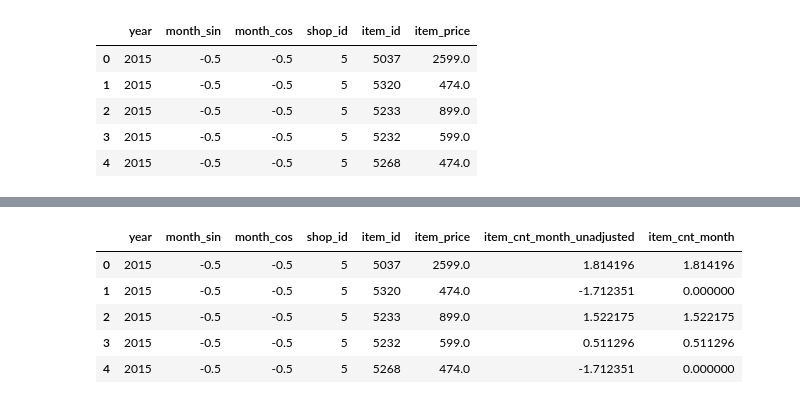
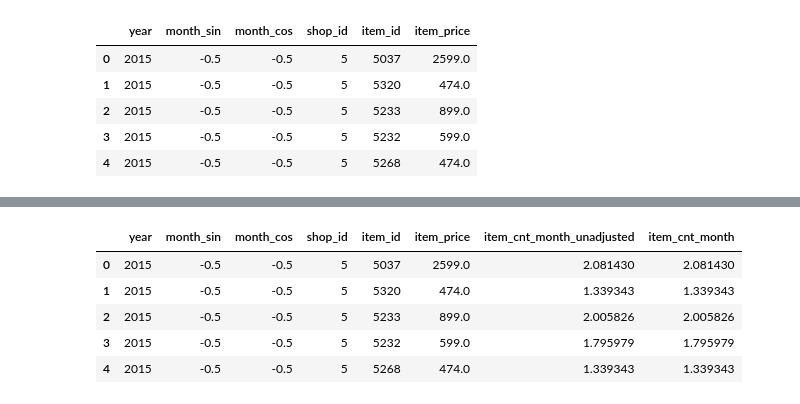
Before and after one commit to thaianle/future-sales-prediction, a Jupyter notebook: prediction_code.ipynb, the cells around one changed output, grey strips where cells are left out. Cells and saved outputs as stored; diff of their text form; code cells hidden in the pictures.

Commit message:
Test on more models and do hyperparameter tuning

````diff
--- a/prediction_code.ipynb
+++ b/prediction_code.ipynb
@@ -841,8 +838,8 @@ sales_train_month_enc.head()
 from sklearn.model_selection import TimeSeriesSplit
 
 # Declare X and y again
-X = sales_train_month.drop('item_cnt_month', axis = 1).values
-y = sales_train_month[['item_cnt_month']].values
+X_train = sales_train_month.drop('item_cnt_month', axis = 1).values
+y_train = sales_train_month[['item_cnt_month']].values.ravel()
 
 # Split the data into train and validation sets; taking into account the consideration of time
 ts = TimeSeriesSplit(n_splits = 5, max_train_size = 700000, test_size = 75000)
@@ -879,17 +895,2 @@ from sklearn.linear_model import LinearRegression
 # %% [markdown]
 Because the result of trigonometric scaling is from -1 to 1, I will use ```MinMaxScaler``` for the remaining numerical variables, which also shares the scale from -1 to 1.
-# %%
-# Scale columns with MinMaxScaler before prediction
-minmax = MinMaxScaler(feature_range = (-1, 1))
-
-# Pipeline: Scaling and predicting in each fold
-pipe = Pipeline([('minmax_scaler', minmax),
-                 ('linreg', LinearRegression(n_jobs = -1))])
-
-pipe.fit(X, y)
-
-# Calculate cross-validation score (mean and standard deviation of RMSEs)
-# Note that cross_val_score only has negative RMSE
-score_list = np.array(cross_val_score(pipe, X, y, scoring = 'neg_root_mean_squared_error', cv = ts)) * (-1)
-print('Mean RMSE:', np.mean(score_list))
-print('Standard deviation of RMSE\'s:', np.std(score_list))
@@ -898,0 +1012,15 @@ Standard deviation of RMSE's: 1.8698614387970232
+# %%
+# https://optuna.readthedocs.io/en/stable/reference/generated/optuna.pruners.MedianPruner.html
+# Use MedianPruner as a form of early stopping
+study = optuna.create_study(sampler = TPESampler(seed = my_seed), direction = 'minimize',
+    pruner = optuna.pruners.MedianPruner(n_startup_trials = 3, n_warmup_steps = 1, interval_steps = 1, n_min_trials = 1))
+
+# Not printing out Optuna updates periodically, including failed trials
+optuna.logging.set_verbosity(optuna.logging.ERROR)
+study.optimize(objective_elasticnet, n_trials = 1000)
+
+# https://optuna.readthedocs.io/en/stable/reference/generated/optuna.trial.FrozenTrial.html
+best_params = study.best_trial.params
+
+print(f'Trial number {study.best_trial.number} has the best performance, with a score of {study.best_trial.value}.')
+print(f'The best parameters are: {study.best_trial.params}')
@@ -898,0 +1031,4 @@ Standard deviation of RMSE's: 1.8698614387970232
+# %%
+# Check the hyperparameter tuning result of Optuna with the test set (Optuna with 1000 trials)
+elasticnet_tuned = ElasticNet(random_state = my_seed, max_iter = 10000, **study.best_trial.params)
+train_model('ElasticNet (Tuned)', elasticnet_tuned)
@@ -955,26 +1088,27 @@ sales_train_month
 # %%
 # Full pipeline
 X_train_submission = sales_train_month.drop('item_cnt_month', axis = 1)
 y_train_submission = sales_train_month[['item_cnt_month']]
 
-full_pipe = Pipeline([('target_enc', transformer), ('minmax_scaler', minmax), ('linreg', LinearRegression(n_jobs = -1))])
+full_pipe = Pipeline([('target_enc', transformer), ('minmax_scaler', MinMaxScaler(feature_range = (-1, 1))),
+                      ('regression', elasticnet_tuned)])
 
 full_pipe.fit(X_train_submission, y_train_submission.values.ravel())
 test_full['item_cnt_month_unadjusted'] = full_pipe.predict(test_full)
 
 # Convert those with <= 0 items to 0
 test_full['item_cnt_month'] = test_full['item_cnt_month_unadjusted'].case_when\
     ([(test_full['item_cnt_month_unadjusted'] <= 0, 0),
       (test_full['item_cnt_month_unadjusted'] > 0, test_full['item_cnt_month_unadjusted'])])
 
 test_full.head()
 # %% [output]
 |  | year | month_sin | month_cos | shop_id | item_id | item_price | item_cnt_month_unadjusted | item_cnt_month |
-| 0 | 2015 | -0.5 | -0.5 | 5 | 5037 | 2599.0 | 1.814196 | 1.814196 |
-| 1 | 2015 | -0.5 | -0.5 | 5 | 5320 | 474.0 | -1.712351 | 0.000000 |
-| 2 | 2015 | -0.5 | -0.5 | 5 | 5233 | 899.0 | 1.522175 | 1.522175 |
-| 3 | 2015 | -0.5 | -0.5 | 5 | 5232 | 599.0 | 0.511296 | 0.511296 |
-| 4 | 2015 | -0.5 | -0.5 | 5 | 5268 | 474.0 | -1.712351 | 0.000000 |
+| 0 | 2015 | -0.5 | -0.5 | 5 | 5037 | 2599.0 | 2.081430 | 2.081430 |
+| 1 | 2015 | -0.5 | -0.5 | 5 | 5320 | 474.0 | 1.339343 | 1.339343 |
+| 2 | 2015 | -0.5 | -0.5 | 5 | 5233 | 899.0 | 2.005826 | 2.005826 |
+| 3 | 2015 | -0.5 | -0.5 | 5 | 5232 | 599.0 | 1.795979 | 1.795979 |
+| 4 | 2015 | -0.5 | -0.5 | 5 | 5268 | 474.0 | 1.339343 | 1.339343 |
 # %%
 # Now merge with the original test data and prepare submission
 # Note that submission must contain 214200 rows and 2 columns (ID and item_cnt_month)
````
Also changed, not shown: parts of 17 cells of this notebook, 6 other files.
